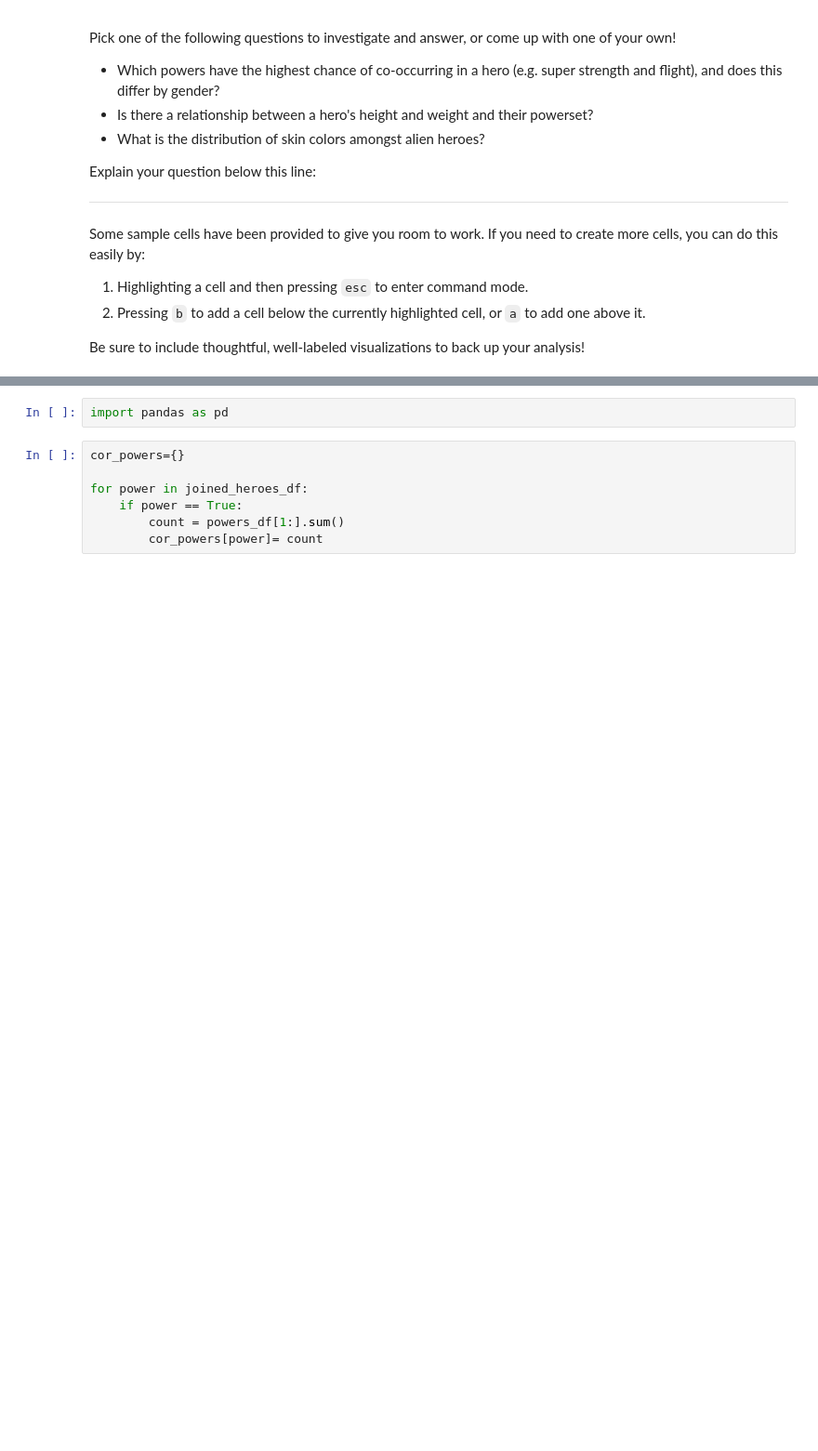
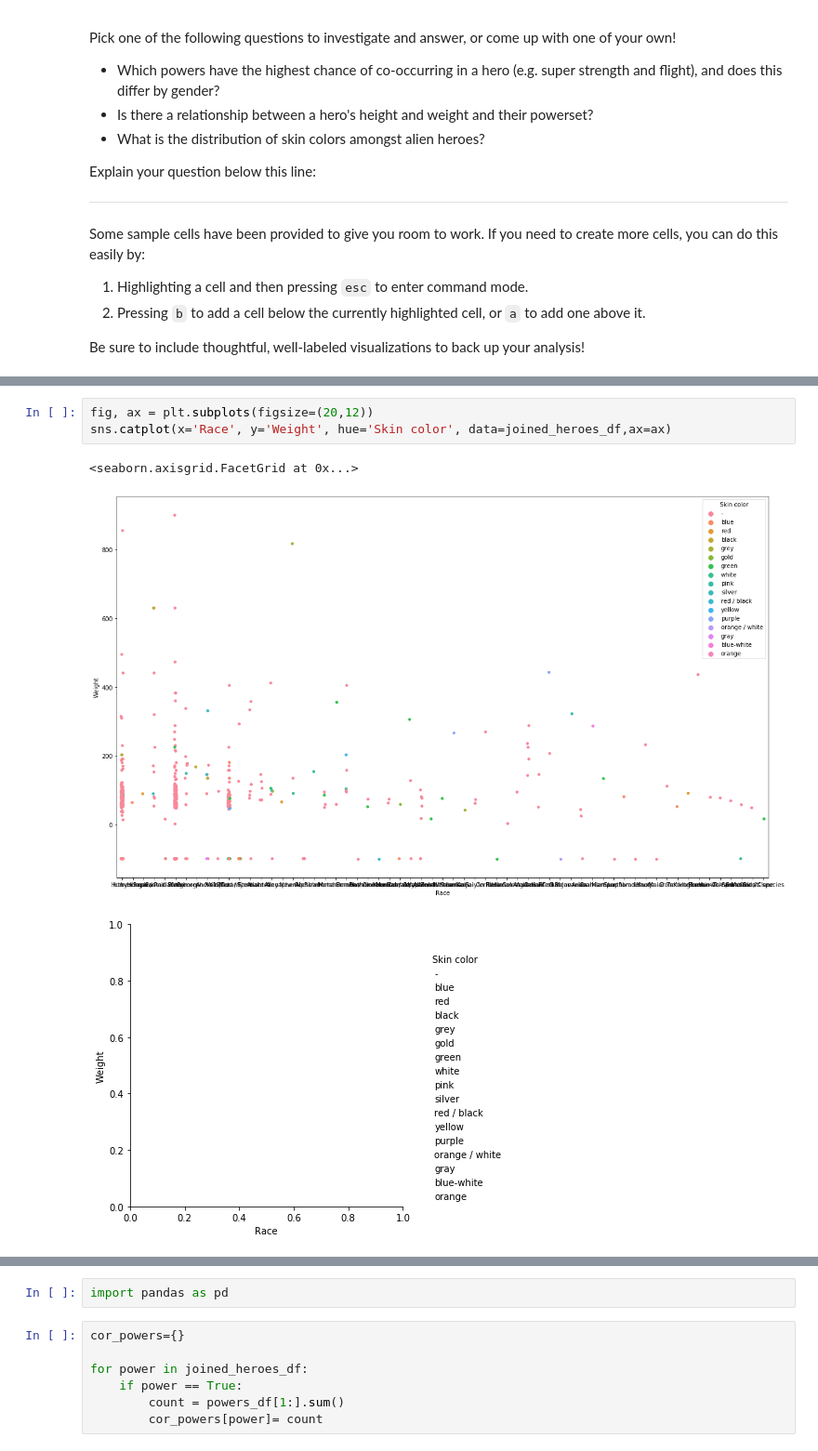
Before and after one commit to andiosika/dsc-data-cleaning-project-online-ds-pt-100719, a Jupyter notebook: index.ipynb, the cells around one changed output, grey strips where cells are left out. Shown: that part at 93% size. Saved outputs shown, nothing was run; the diff lists cells and outputs as text; blank space fills up the shorter version.

```diff
--- a/index.ipynb
+++ b/index.ipynb
@@ -573,0 +538,7 @@ plt.hist(joined_heroes_df['Skin color'],bins=(30))
+# %%
+fig, ax = plt.subplots(figsize=(20,12))
+sns.catplot(x='Race', y='Weight', hue='Skin color', data=joined_heroes_df,ax=ax)
+# %% [output]
+<seaborn.axisgrid.FacetGrid at 0x...>
+[figure, added]
+[figure, added]
```
Also changed, not shown: parts of 24 cells of this notebook.
